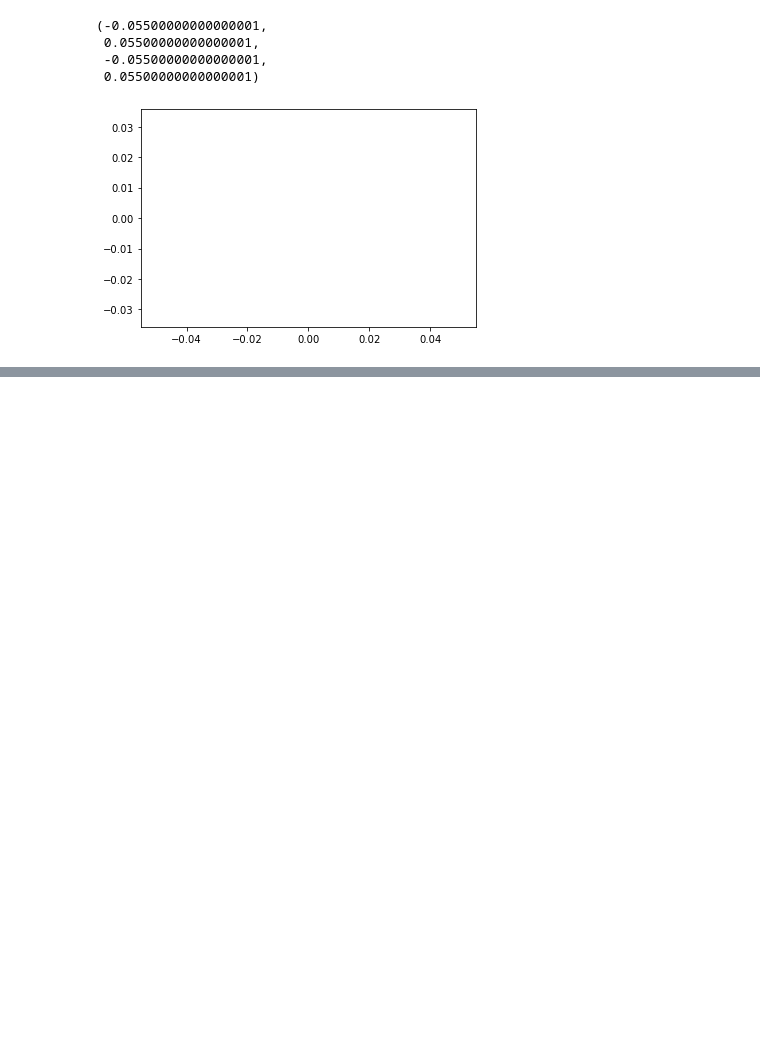
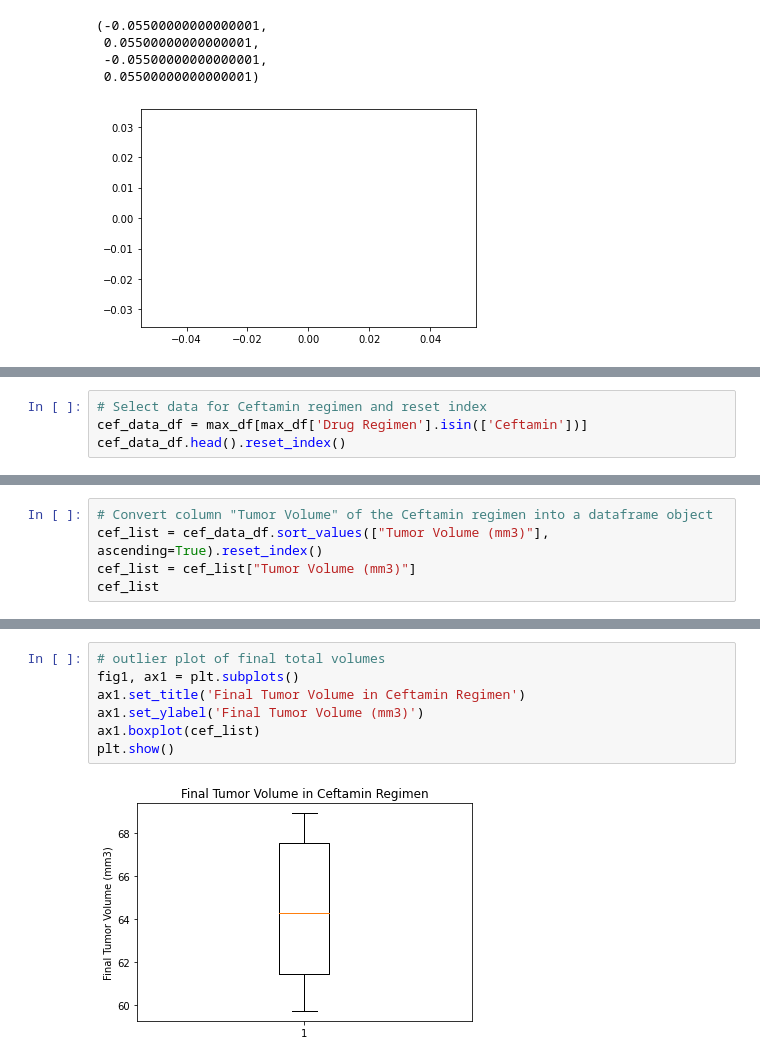
Before and after one commit to Steve-hub49/HW5_submission_matplotlib, a Jupyter notebook: Pymaceuticals/.ipynb, the cells around one changed output, grey strips where cells are left out. Cells and saved outputs as stored; diff of their text form; blank space fills up the shorter version.

```diff
--- a/Pymaceuticals/.ipynb
+++ b/Pymaceuticals/.ipynb
@@ -208,0 +439,4 @@ plt.axis("equal")
+# %%
+# Select data for Ceftamin regimen and reset index
+cef_data_df = max_df[max_df['Drug Regimen'].isin(['Ceftamin'])]
+cef_data_df.head().reset_index()
@@ -208,0 +450,5 @@ plt.axis("equal")
+# %%
+# Convert column "Tumor Volume" of the Ceftamin regimen into a dataframe object
+cef_list = cef_data_df.sort_values(["Tumor Volume (mm3)"], ascending=True).reset_index()
+cef_list = cef_list["Tumor Volume (mm3)"]
+cef_list
@@ -208,0 +493,9 @@ plt.axis("equal")
+# %%
+# outlier plot of final total volumes
+fig1, ax1 = plt.subplots()
+ax1.set_title('Final Tumor Volume in Ceftamin Regimen')
+ax1.set_ylabel('Final Tumor Volume (mm3)')
+ax1.boxplot(cef_list)
+plt.show()
+# %% [output]
+[figure, added]
```
Also changed, not shown: parts of 21 cells of this notebook.
